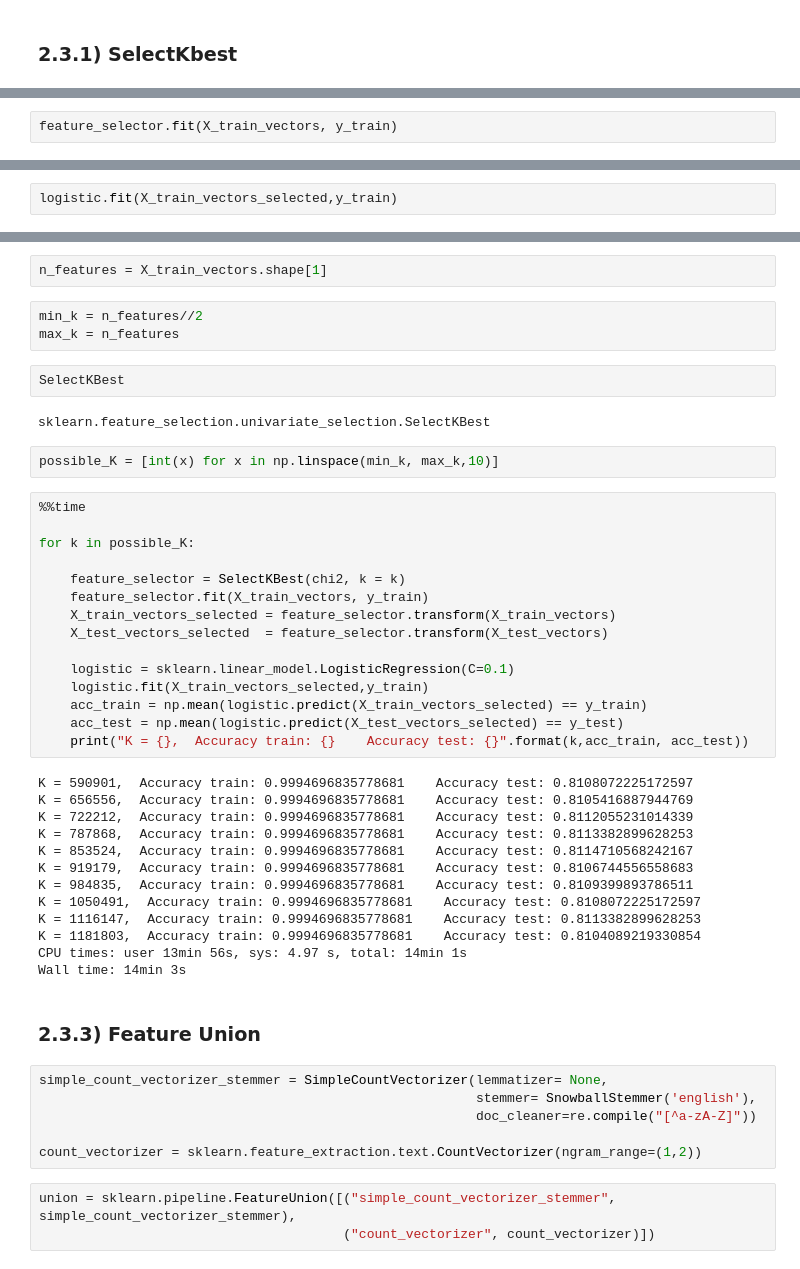
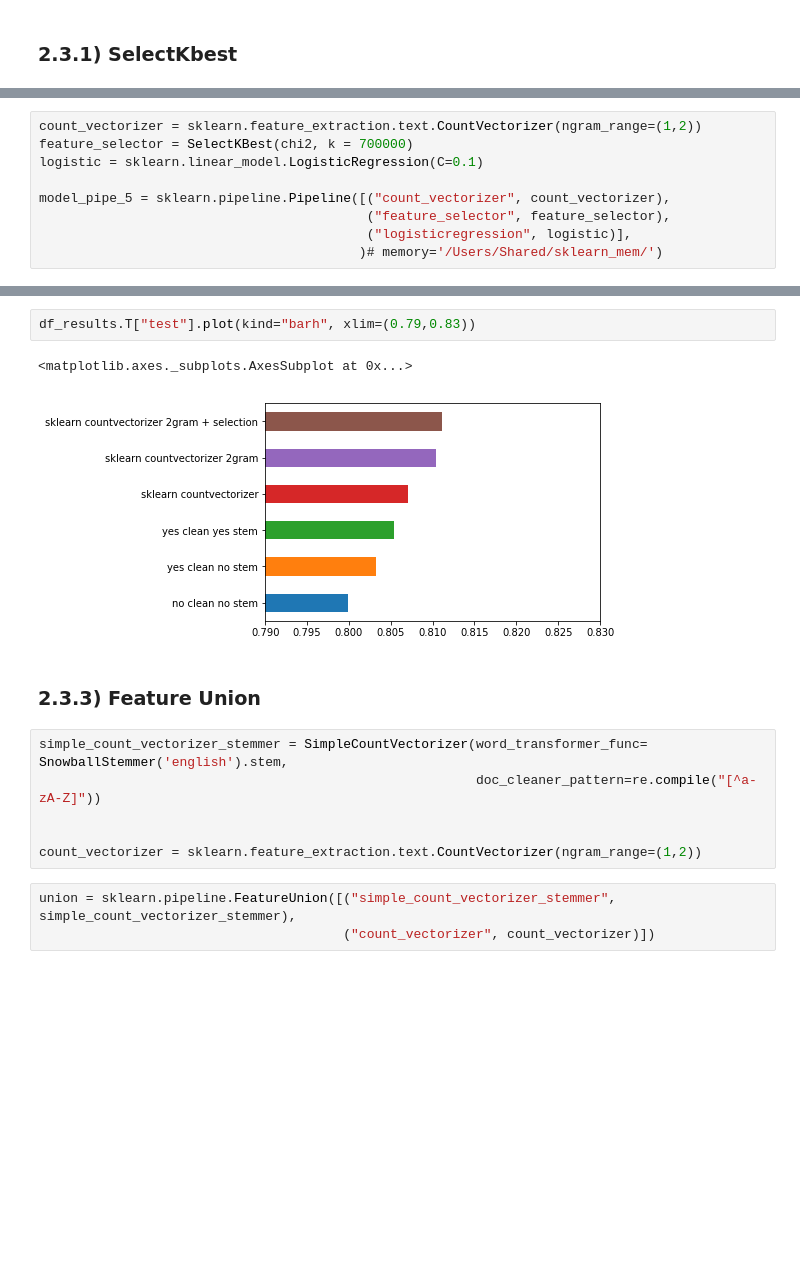
Before and after one commit to davidbp/ML_for_NLP, a Jupyter notebook: notebooks/02_text_features.ipynb, the cells around one changed output, grey strips where cells are left out. Drawn from its saved outputs; the diff is of its cells as text; blank space fills up the shorter version.

```diff
--- a/notebooks/02_text_features.ipynb
+++ b/notebooks/02_text_features.ipynb
@@ -669,2 +834,0 @@ X_train_vectors.shape
-# %%
-feature_selector.fit(X_train_vectors, y_train)
@@ -680,2 +834,0 @@ X_train_vectors_selected.shape
-# %%
-logistic.fit(X_train_vectors_selected,y_train)
@@ -686,0 +835,9 @@ LogisticRegression(C=0.1, class_weight=None, dual=False, fit_intercept=True,
+# %%
+count_vectorizer = sklearn.feature_extraction.text.CountVectorizer(ngram_range=(1,2))
+feature_selector = SelectKBest(chi2, k = 700000)
+logistic = sklearn.linear_model.LogisticRegression(C=0.1)
+
+model_pipe_5 = sklearn.pipeline.Pipeline([("count_vectorizer", count_vectorizer),
+                                          ("feature_selector", feature_selector),
+                                          ("logisticregression", logistic)],
+                                         )# memory='/Users/Shared/sklearn_mem/')
@@ -699,48 +861,14 @@ df_results
-# %%
-n_features = X_train_vectors.shape[1]
-# %%
-min_k = n_features//2
-max_k = n_features
-# %%
-SelectKBest
-# %% [output]
-sklearn.feature_selection.univariate_selection.SelectKBest
-# %%
-possible_K = [int(x) for x in np.linspace(min_k, max_k,10)]
-# %%
-%%time
-
-for k in possible_K:
-
-    feature_selector = SelectKBest(chi2, k = k)
-    feature_selector.fit(X_train_vectors, y_train)
-    X_train_vectors_selected = feature_selector.transform(X_train_vectors)
-    X_test_vectors_selected  = feature_selector.transform(X_test_vectors)
-
-    logistic = sklearn.linear_model.LogisticRegression(C=0.1)
-    logistic.fit(X_train_vectors_selected,y_train)
-    acc_train = np.mean(logistic.predict(X_train_vectors_selected) == y_train)
-    acc_test = np.mean(logistic.predict(X_test_vectors_selected) == y_test)
-    print("K = {},  Accuracy train: {}    Accuracy test: {}".format(k,acc_train, acc_test))
-# %% [output]
-K = 590901,  Accuracy train: 0.9994696835778681    Accuracy test: 0.8108072225172597
-K = 656556,  Accuracy train: 0.9994696835778681    Accuracy test: 0.8105416887944769
-K = 722212,  Accuracy train: 0.9994696835778681    Accuracy test: 0.8112055231014339
-K = 787868,  Accuracy train: 0.9994696835778681    Accuracy test: 0.8113382899628253
-K = 853524,  Accuracy train: 0.9994696835778681    Accuracy test: 0.8114710568242167
-K = 919179,  Accuracy train: 0.9994696835778681    Accuracy test: 0.8106744556558683
-K = 984835,  Accuracy train: 0.9994696835778681    Accuracy test: 0.8109399893786511
-K = 1050491,  Accuracy train: 0.9994696835778681    Accuracy test: 0.8108072225172597
-K = 1116147,  Accuracy train: 0.9994696835778681    Accuracy test: 0.8113382899628253
-K = 1181803,  Accuracy train: 0.9994696835778681    Accuracy test: 0.8104089219330854
-CPU times: user 13min 56s, sys: 4.97 s, total: 14min 1s
-Wall time: 14min 3s
+# %%
+df_results.T["test"].plot(kind="barh", xlim=(0.79,0.83))
+# %% [output]
+<matplotlib.axes._subplots.AxesSubplot at 0x...>
+[figure, added]
 # %% [markdown]
 ### 2.3.3) Feature Union
 # %%
-simple_count_vectorizer_stemmer = SimpleCountVectorizer(lemmatizer= None,
-                                                        stemmer= SnowballStemmer('english'),
-                                                        doc_cleaner=re.compile("[^a-zA-Z]"))
+simple_count_vectorizer_stemmer = SimpleCountVectorizer(word_transformer_func= SnowballStemmer('english').stem,
+                                                        doc_cleaner_pattern=re.compile("[^a-zA-Z]"))
+
 
 count_vectorizer = sklearn.feature_extraction.text.CountVectorizer(ngram_range=(1,2))
 # %%
```
Also changed, not shown: parts of 57 cells of this notebook.
